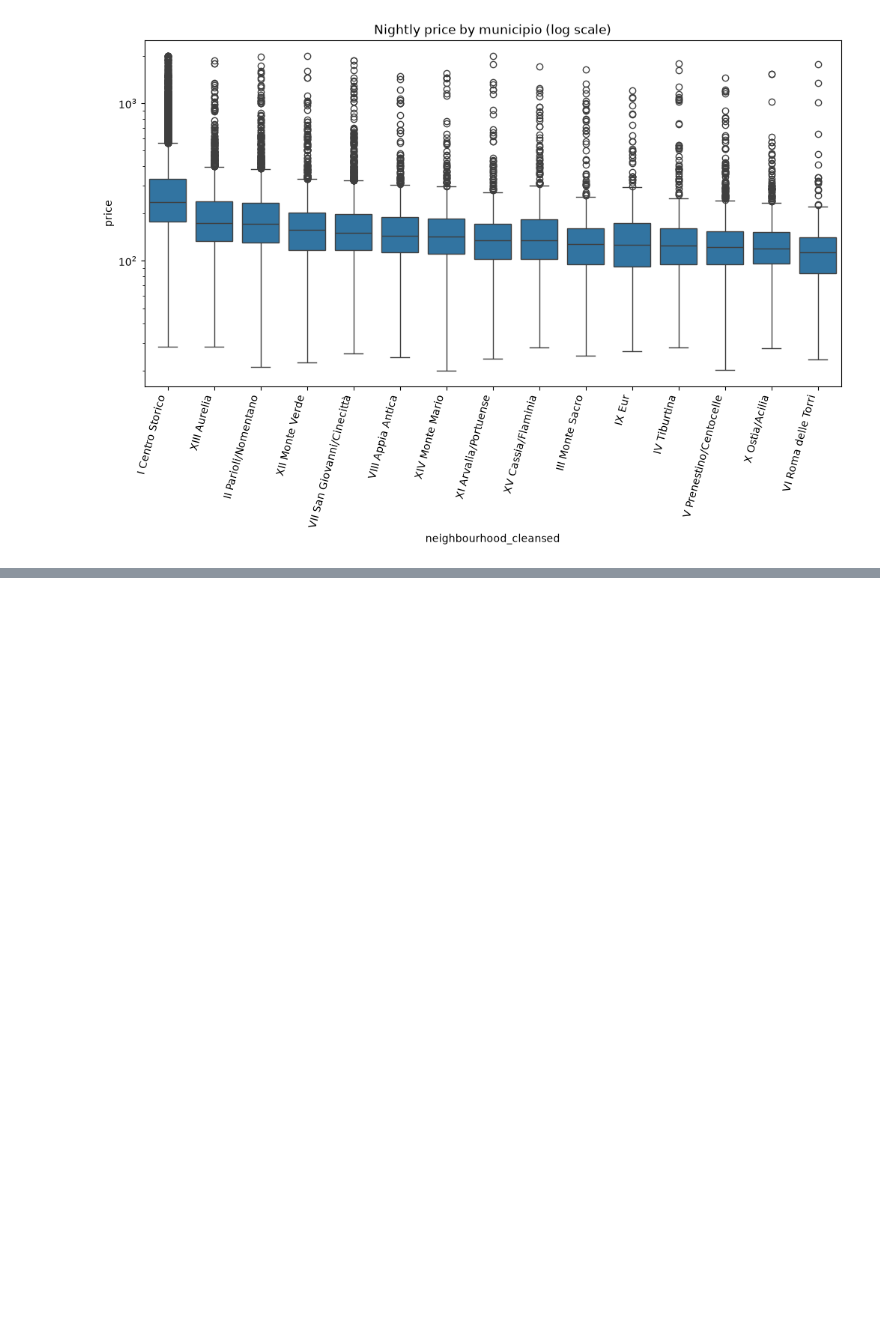
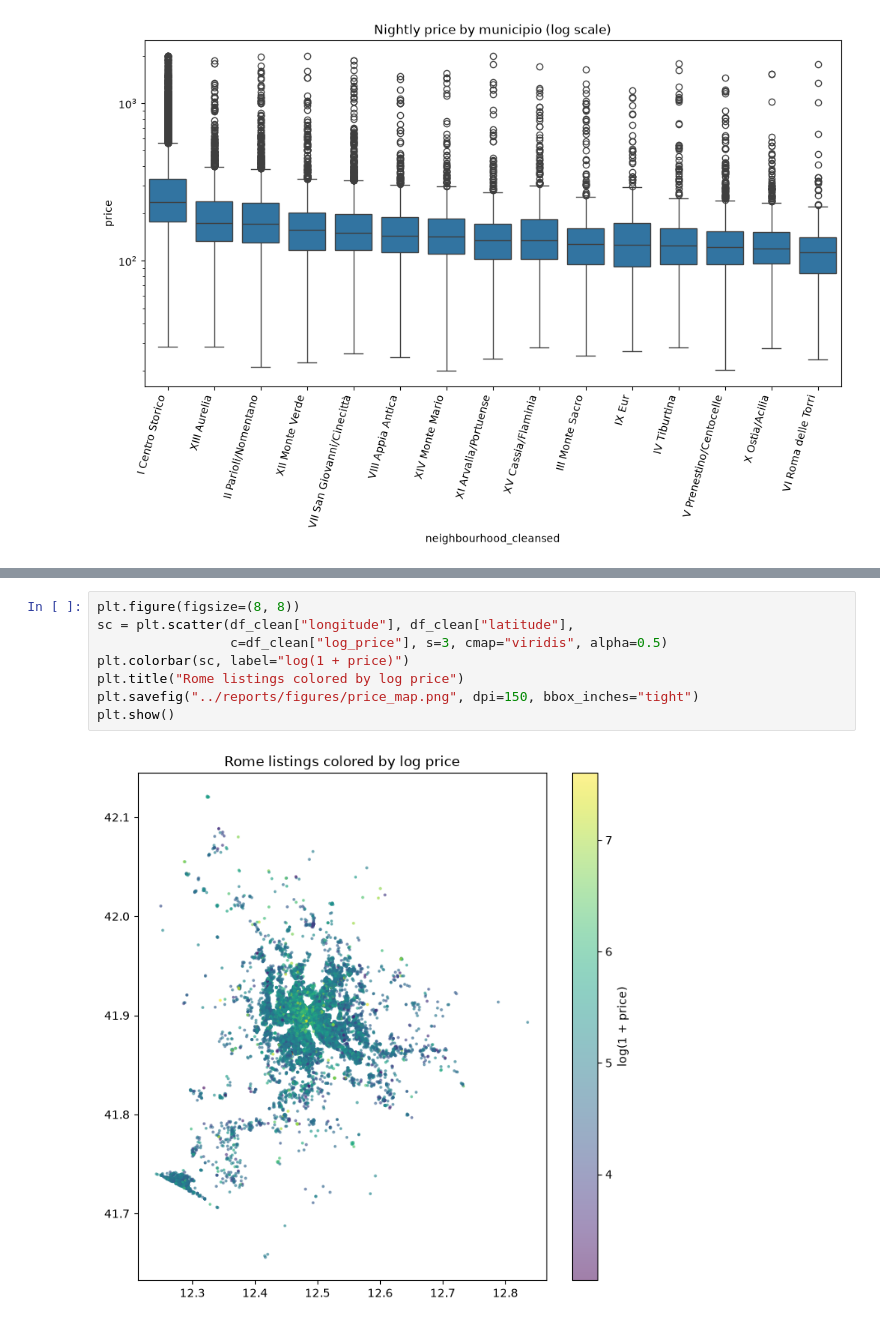
Before and after one commit to Mnuara/airbnb-rome-price, a Jupyter notebook: notebooks/01_eda.ipynb, the cells around one changed output, grey strips where cells are left out. Drawn from its saved outputs; the diff is of its cells as text; blank space fills up the shorter version.

```diff
--- a/notebooks/01_eda.ipynb
+++ b/notebooks/01_eda.ipynb
@@ -159,0 +178,10 @@ plt.show()
+# %%
+plt.figure(figsize=(8, 8))
+sc = plt.scatter(df_clean["longitude"], df_clean["latitude"],
+                 c=df_clean["log_price"], s=3, cmap="viridis", alpha=0.5)
+plt.colorbar(sc, label="log(1 + price)")
+plt.title("Rome listings colored by log price")
+plt.savefig("../reports/figures/price_map.png", dpi=150, bbox_inches="tight")
+plt.show()
+# %% [output]
+[figure, added]
```
Also changed, not shown: parts of 4 cells of this notebook, 1 other file.
